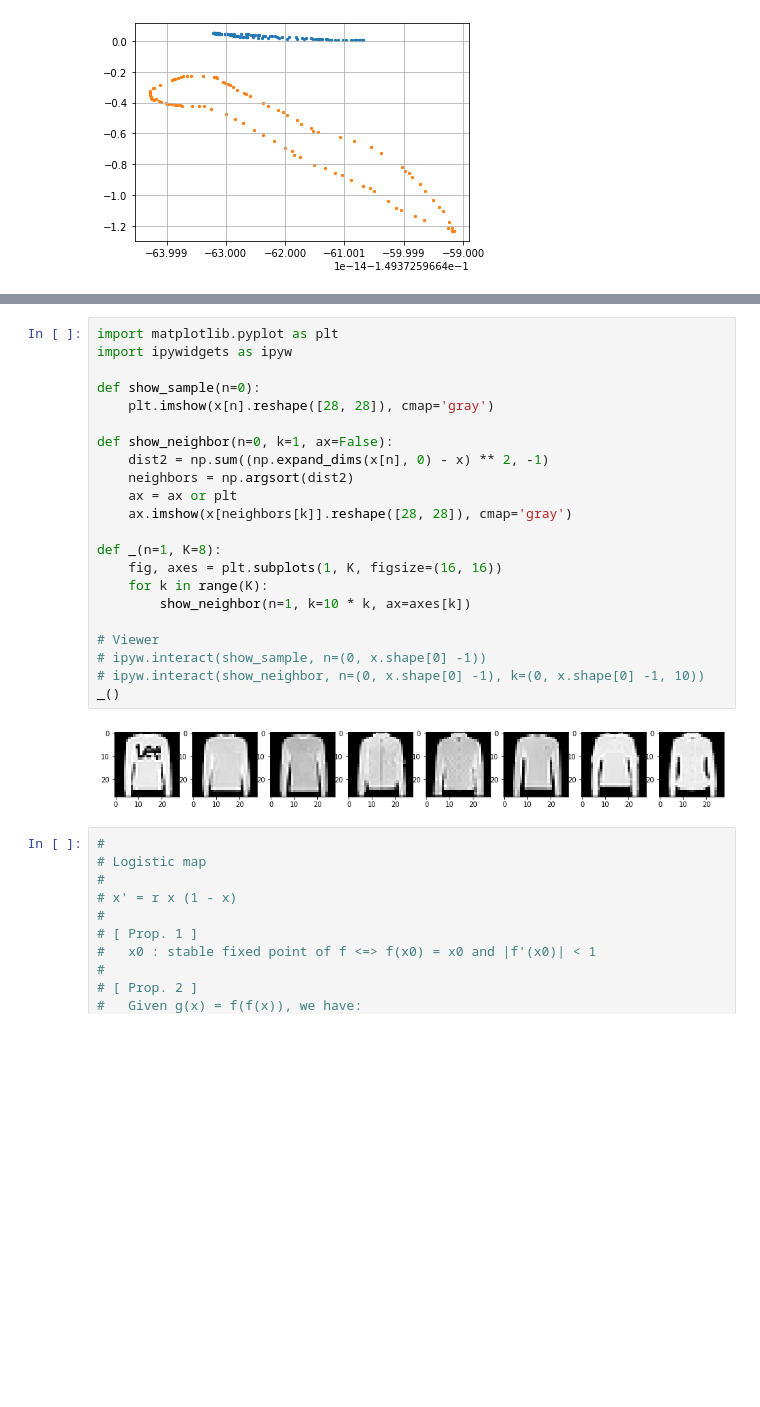
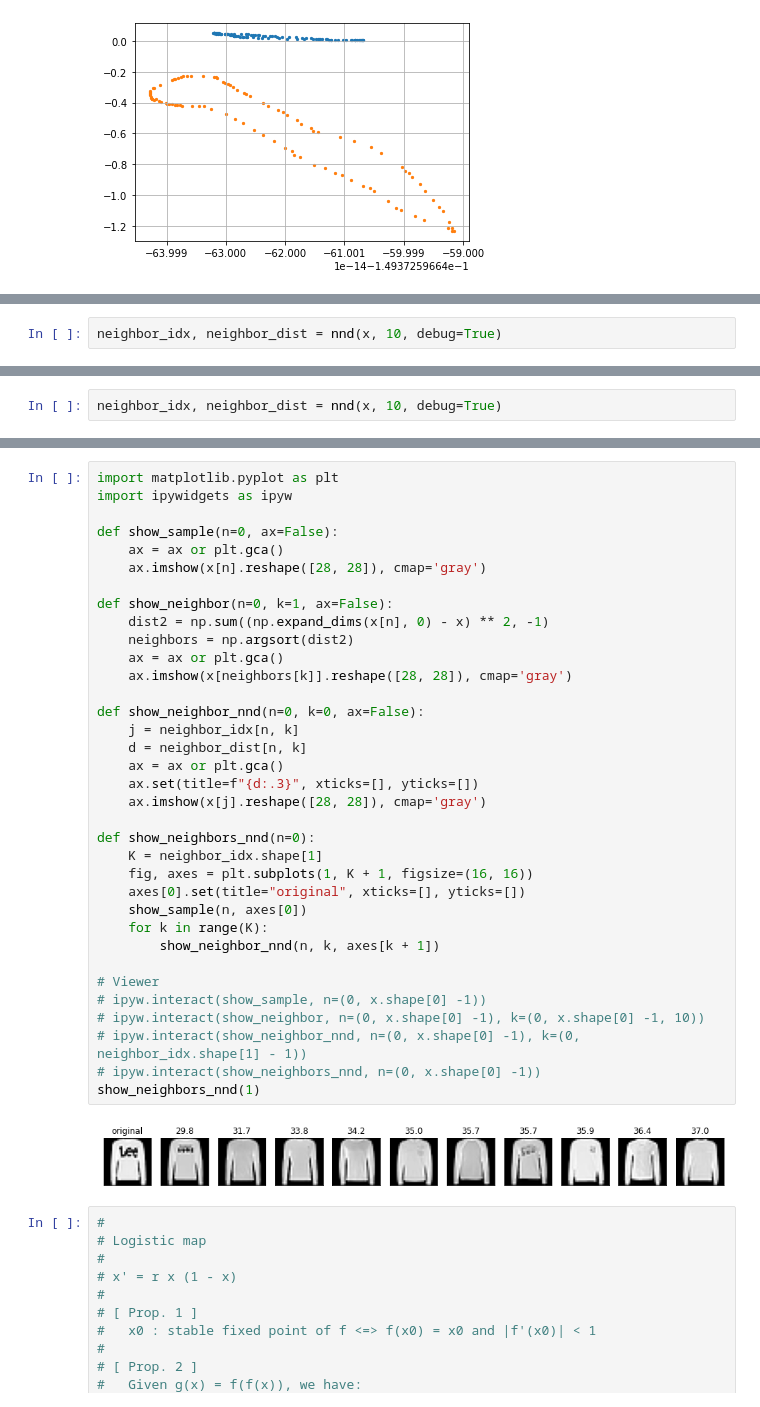
Before and after one commit to hi-ogawa/notebooks, a Jupyter notebook: src/misc_v6.ipynb, the cells around one changed output, grey strips where cells are left out. Saved outputs shown, nothing was run; the diff lists cells and outputs as text; blank space fills up the shorter version.

```diff
--- a/src/misc_v6.ipynb
+++ b/src/misc_v6.ipynb
@@ -179,3 +357,5 @@ x = x.astype(np.float32) / 255
 
 assert x.shape == (10000, 28 * 28)
 assert y.shape == (10000,)
+# %%
+neighbor_idx, neighbor_dist = nnd(x, 10, debug=True)
@@ -241,3 +450,5 @@ x = x.reshape((-1, 28 * 28))
 x = x.astype(np.float32) / 255
 assert x.shape == (10000, 28 * 28)
 assert y.shape == (10000,)
+# %%
+neighbor_idx, neighbor_dist = nnd(x, 10, debug=True)
@@ -244,27 +470,40 @@ assert y.shape == (10000,)
 # %%
 import matplotlib.pyplot as plt
 import ipywidgets as ipyw
 
-def show_sample(n=0):
-    plt.imshow(x[n].reshape([28, 28]), cmap='gray')
+def show_sample(n=0, ax=False):
+    ax = ax or plt.gca()
+    ax.imshow(x[n].reshape([28, 28]), cmap='gray')
 
 def show_neighbor(n=0, k=1, ax=False):
     dist2 = np.sum((np.expand_dims(x[n], 0) - x) ** 2, -1)
     neighbors = np.argsort(dist2)
-    ax = ax or plt
+    ax = ax or plt.gca()
     ax.imshow(x[neighbors[k]].reshape([28, 28]), cmap='gray')
 
-def _(n=1, K=8):
-    fig, axes = plt.subplots(1, K, figsize=(16, 16))
+def show_neighbor_nnd(n=0, k=0, ax=False):
+    j = neighbor_idx[n, k]
+    d = neighbor_dist[n, k]
+    ax = ax or plt.gca()
+    ax.set(title=f"{d:.3}", xticks=[], yticks=[])
+    ax.imshow(x[j].reshape([28, 28]), cmap='gray')
+
+def show_neighbors_nnd(n=0):
+    K = neighbor_idx.shape[1]
+    fig, axes = plt.subplots(1, K + 1, figsize=(16, 16))
+    axes[0].set(title="original", xticks=[], yticks=[])
+    show_sample(n, axes[0])
     for k in range(K):
-        show_neighbor(n=1, k=10 * k, ax=axes[k])
+        show_neighbor_nnd(n, k, axes[k + 1])
 
 # Viewer
 # ipyw.interact(show_sample, n=(0, x.shape[0] -1))
 # ipyw.interact(show_neighbor, n=(0, x.shape[0] -1), k=(0, x.shape[0] -1, 10))
-_()
+# ipyw.interact(show_neighbor_nnd, n=(0, x.shape[0] -1), k=(0, neighbor_idx.shape[1] - 1))
+# ipyw.interact(show_neighbors_nnd, n=(0, x.shape[0] -1))
+show_neighbors_nnd(1)
 # %% [output]
-[figure, old version]
+[figure, new version]
 # %%
 #
 # Logistic map
```
Also changed, not shown: parts of 10 cells of this notebook.
